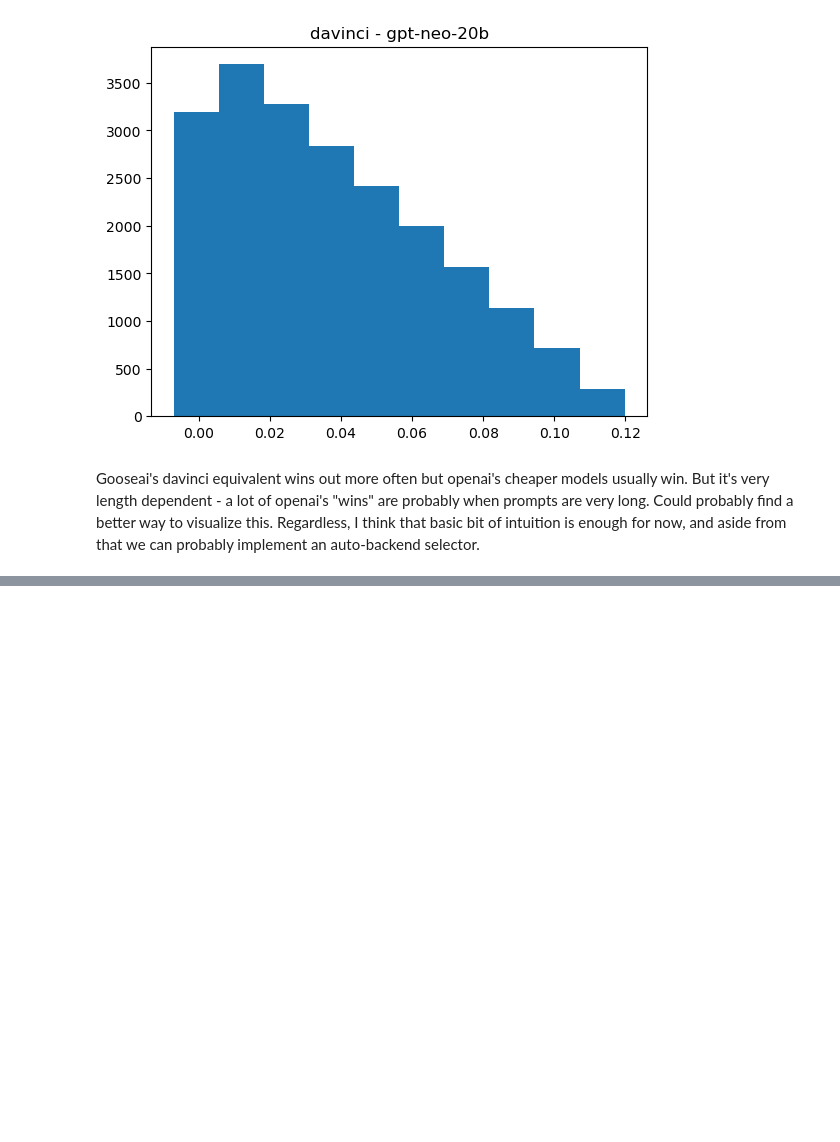
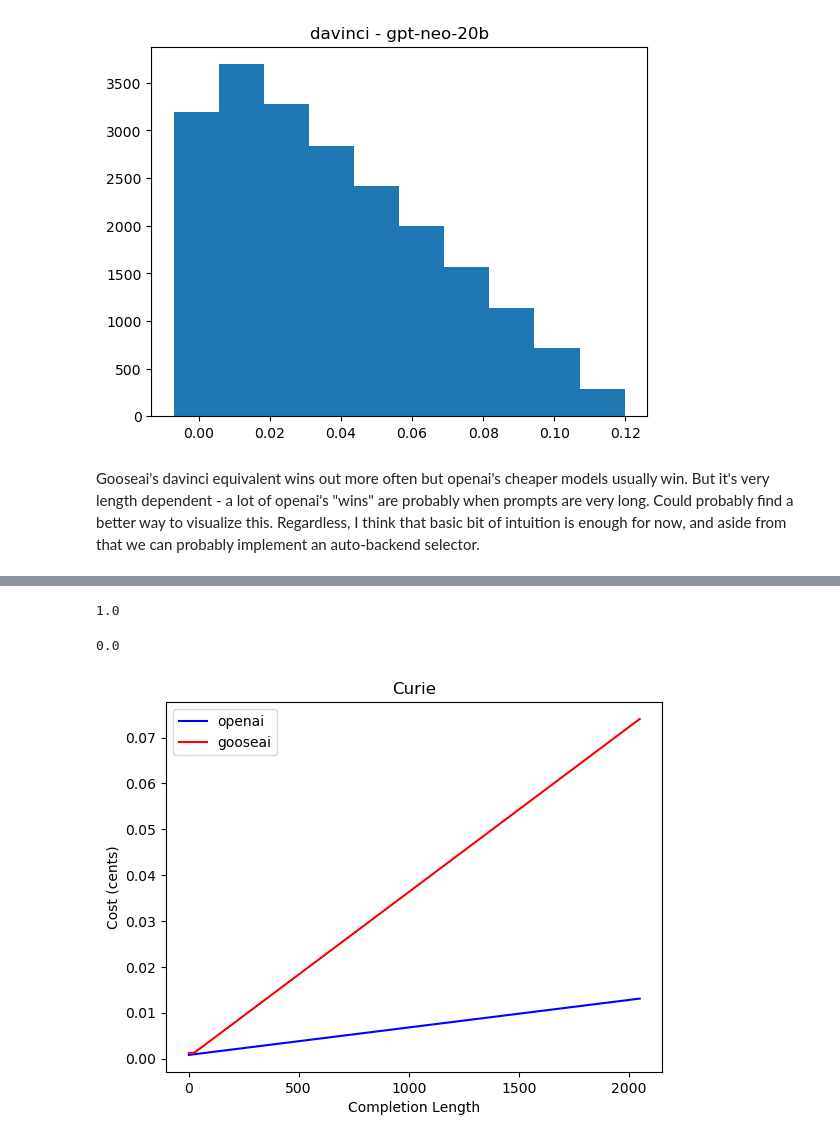
Before and after one commit to hdmamin/jabberwocky, a Jupyter notebook: notebooks/nb015-fix-openai-api-issue.ipynb, the cells around one changed output, grey strips where cells are left out. Saved outputs shown, nothing was run; the diff lists cells and outputs as text; code cells hidden in the pictures; blank space fills up the shorter version.

Commit message:
port cost estimate func to EngineMap method

```diff
--- a/notebooks/nb015-fix-openai-api-issue.ipynb
+++ b/notebooks/nb015-fix-openai-api-issue.ipynb
@@ -904,0 +953,2 @@ Gooseai's davinci equivalent wins out more often but openai's cheaper models usu
+# %%
+conv = ConversationManager(verbose=False)
@@ -904,0 +989,3 @@ Gooseai's davinci equivalent wins out more often but openai's cheaper models usu
+# %%
+prompt = conv.full_conversation()
+print(prompt)
@@ -904,0 +1006,22 @@ Gooseai's davinci equivalent wins out more often but openai's cheaper models usu
+# %%
+c_lens = np.r_[1, 10:2048:10, 2048]
+p_len = len(tokenizer.tokenize(prompt))
+curie_cost_res = [
+    EngineMap.estimate_cost(c_len, prompt_length=p_len, engines=[2])
+    for c_len in tqdm(c_lens)
+]
+davinci_cost_res = [
+    EngineMap.estimate_cost(c_len, prompt_length=p_len, engines=[3])
+    for c_len in tqdm(c_lens)
+]
+# %%
+np.mean([row['backend'] == 'openai' for row in curie_cost_res])
+# %% [output]
+1.0
+# %%
+np.mean([row['backend'] == 'openai' for row in davinci_cost_res])
+# %% [output]
+0.0
+# %%
+curie = pd.concat([row['full'].assign(c_len=c_len)
+                   for c_len, row in zip(c_lens, curie_cost_res)], axis=0)
@@ -904,0 +1031,13 @@ Gooseai's davinci equivalent wins out more often but openai's cheaper models usu
+# %%
+colors = {'gooseai': 'red', 'openai': 'blue'}
+fig, ax = plt.subplots()
+for backend in curie.backend.unique():
+    chunk = curie[curie.backend == backend]
+    plt.plot(chunk.c_len, chunk.cost_cents, label=backend, c=colors[backend])
+plt.xlabel('Completion Length')
+plt.ylabel('Cost (cents)')
+plt.title('Curie')
+plt.legend()
+plt.show()
+# %% [output]
+[figure, added]
```
Also changed, not shown: parts of 18 cells of this notebook, 20 other files.
